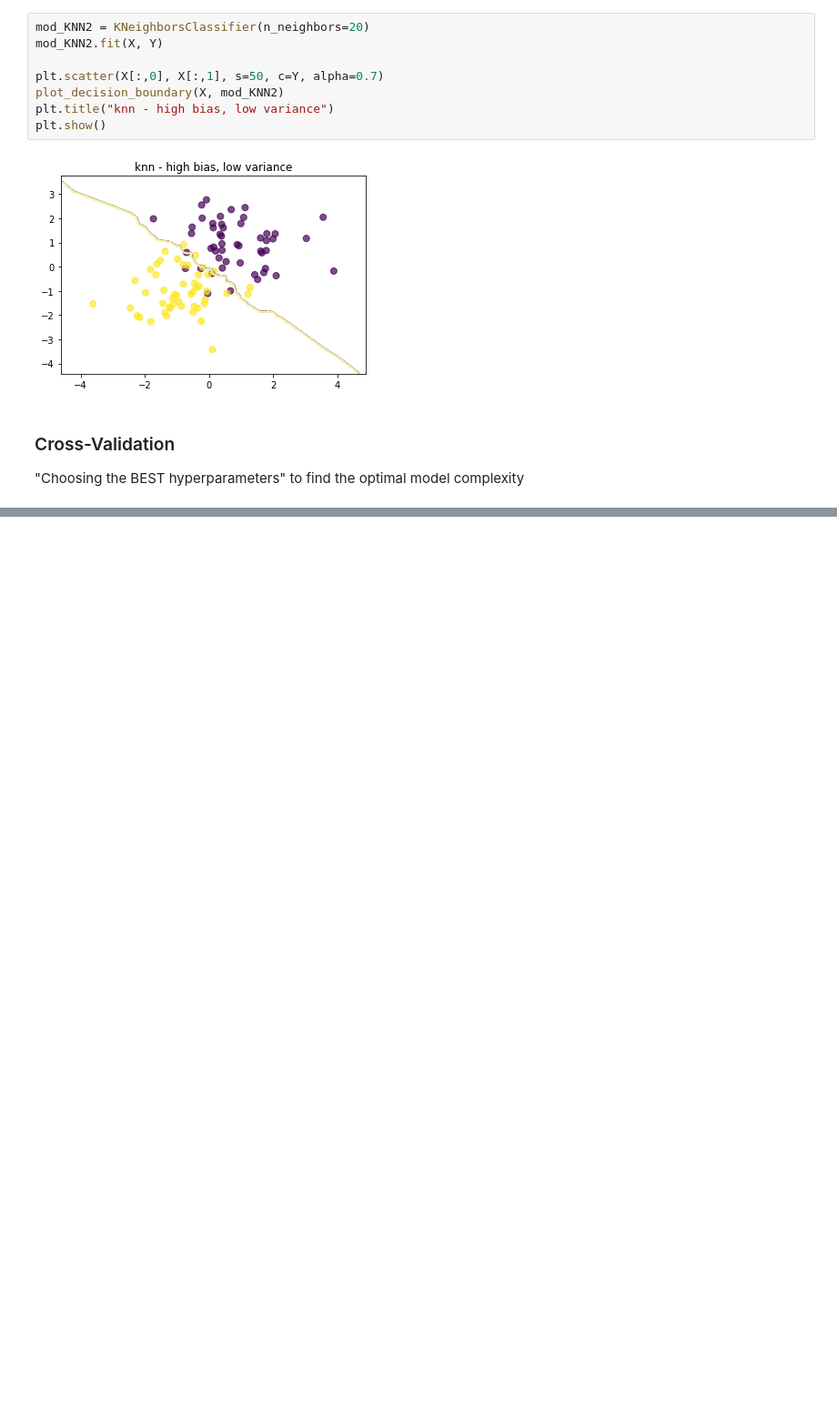
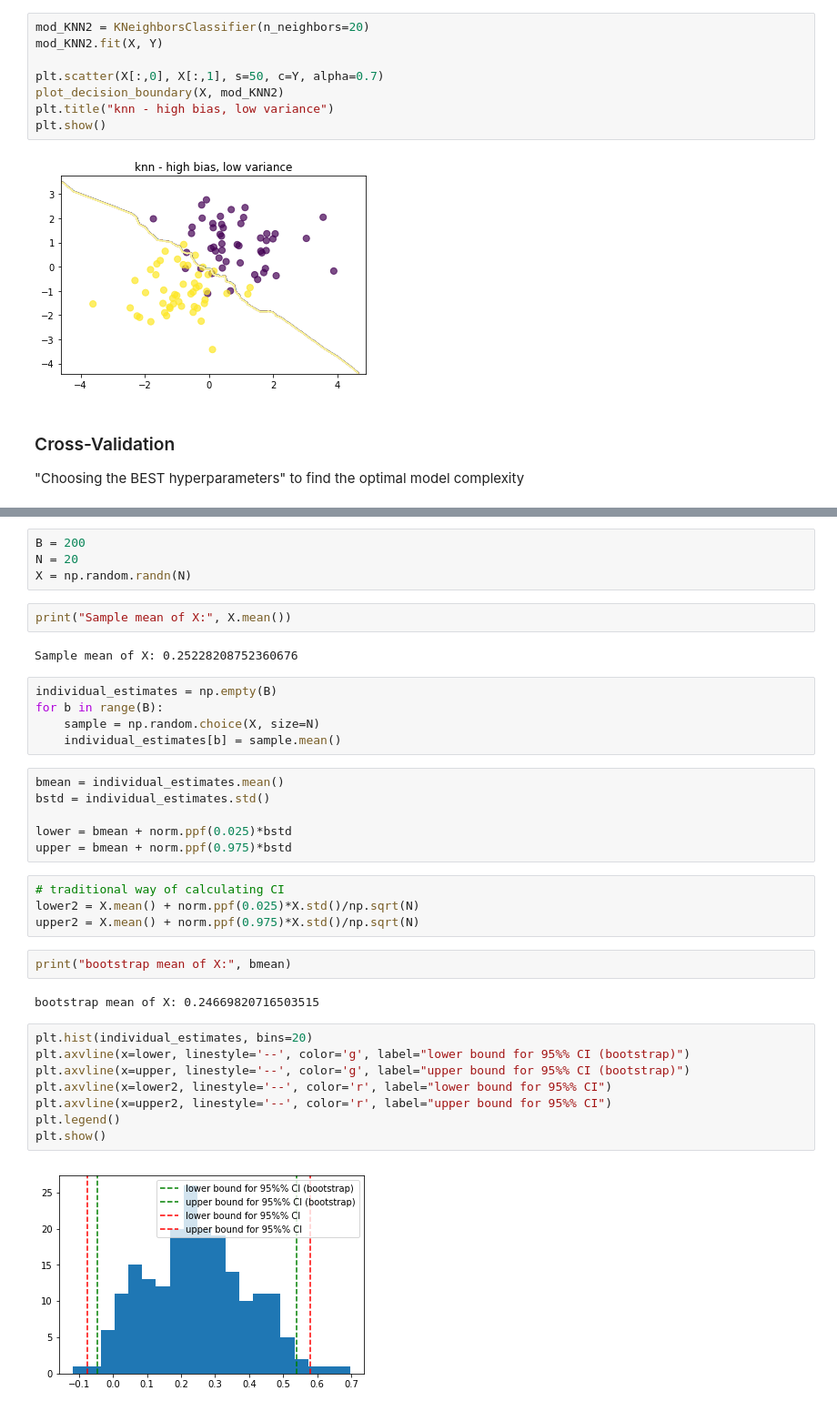
Before and after one commit to blackmarkt/ml_scratch, a Jupyter notebook: biasVariance_bagging_RF_mb040219.ipynb, the cells around one changed output, grey strips where cells are left out. Shown at 91% size. Drawn from its saved outputs; the diff is of its cells as text; blank space fills up the shorter version.

```diff
--- a/adaBoost_ensemble_mb040219.ipynb
+++ b/biasVariance_bagging_RF_mb040219.ipynb
@@ -441,0 +315,37 @@ Averaging several models
+# %%
+B = 200
+N = 20
+X = np.random.randn(N)
+# %%
+print("Sample mean of X:", X.mean())
+# %% [output]
+Sample mean of X: 0.25228208752360676
+# %%
+individual_estimates = np.empty(B)
+for b in range(B):
+    sample = np.random.choice(X, size=N)
+    individual_estimates[b] = sample.mean()
+# %%
+bmean = individual_estimates.mean()
+bstd = individual_estimates.std()
+
+lower = bmean + norm.ppf(0.025)*bstd
+upper = bmean + norm.ppf(0.975)*bstd
+# %%
+# traditional way of calculating CI
+lower2 = X.mean() + norm.ppf(0.025)*X.std()/np.sqrt(N)
+upper2 = X.mean() + norm.ppf(0.975)*X.std()/np.sqrt(N)
+# %%
+print("bootstrap mean of X:", bmean)
+# %% [output]
+bootstrap mean of X: 0.24669820716503515
+# %%
+plt.hist(individual_estimates, bins=20)
+plt.axvline(x=lower, linestyle='--', color='g', label="lower bound for 95%% CI (bootstrap)")
+plt.axvline(x=upper, linestyle='--', color='g', label="upper bound for 95%% CI (bootstrap)")
+plt.axvline(x=lower2, linestyle='--', color='r', label="lower bound for 95%% CI")
+plt.axvline(x=upper2, linestyle='--', color='r', label="upper bound for 95%% CI")
+plt.legend()
+plt.show()
+# %% [output]
+[figure, added]
```
Also changed, not shown: parts of 36 cells of this notebook, 6 other files.
